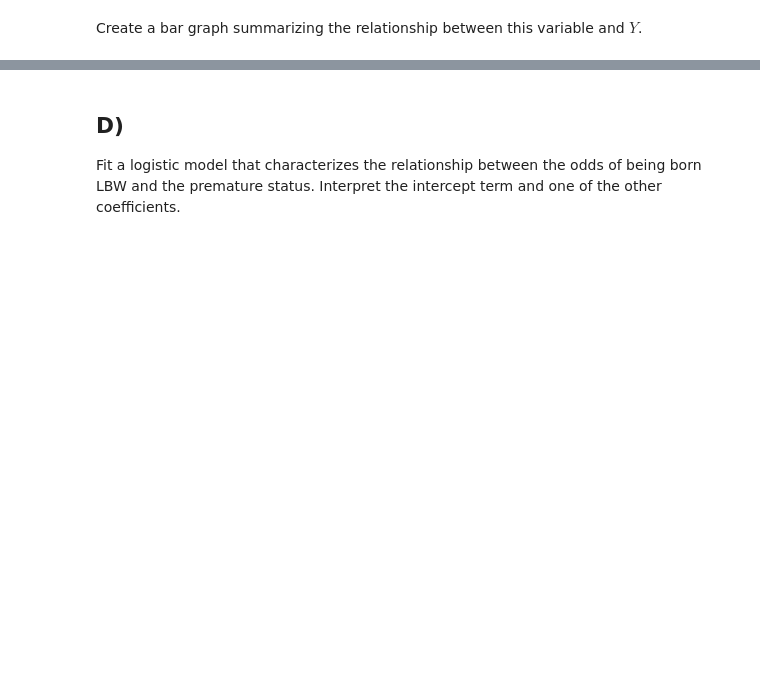
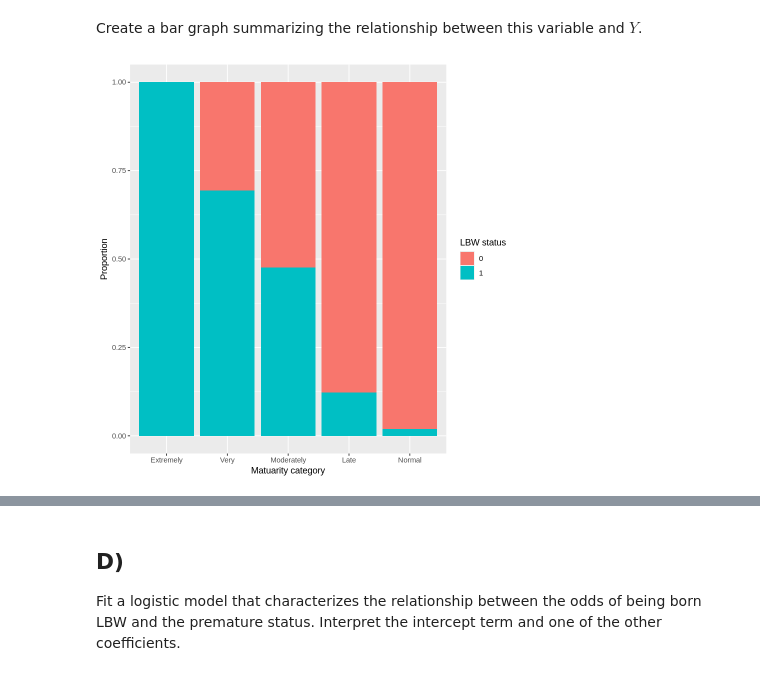
Before and after one commit to ShoSato-047/STAT380, a Jupyter notebook: ShoSato_Activity_5_(2025)_Simple_binary_response_regression.ipynb, the cells around one changed output, grey strips where cells are left out. Drawn from its saved outputs; the diff is of its cells as text; code cells hidden in the pictures; blank space fills up the shorter version.

```diff
--- a/ShoSato_Activity_5_(2025)_Simple_binary_response_regression.ipynb
+++ b/ShoSato_Activity_5_(2025)_Simple_binary_response_regression.ipynb
@@ -330,3 +351,11 @@ Consider the `premature` variable, which categorizes the gestational age into th
 * Not preterm: 37+ weeks
 # %% [markdown]
 Create a bar graph summarizing the relationship between this variable and $Y$.
+# %%
+library(ggplot2)
+ggplot(data = bwtdf) +
+  geom_bar(aes(x = premature, fill = factor(LBW)), position='fill') + # position adjusts the hight based on the proportion
+  ylab("Proportion") + xlab("Matuarity category") +
+  scale_fill_discrete(name="LBW status")
+# %% [output]
+[figure, added]
```
Also changed, not shown: parts of 17 cells of this notebook.
